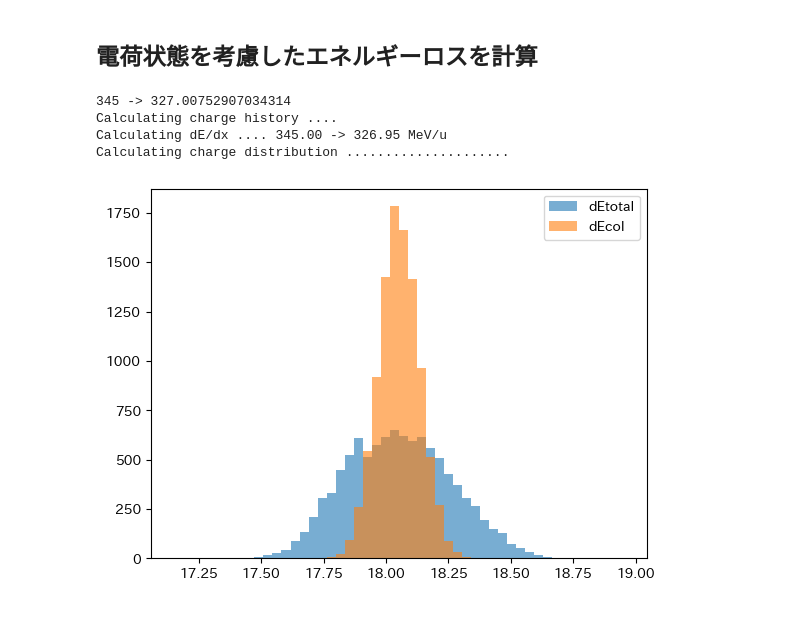
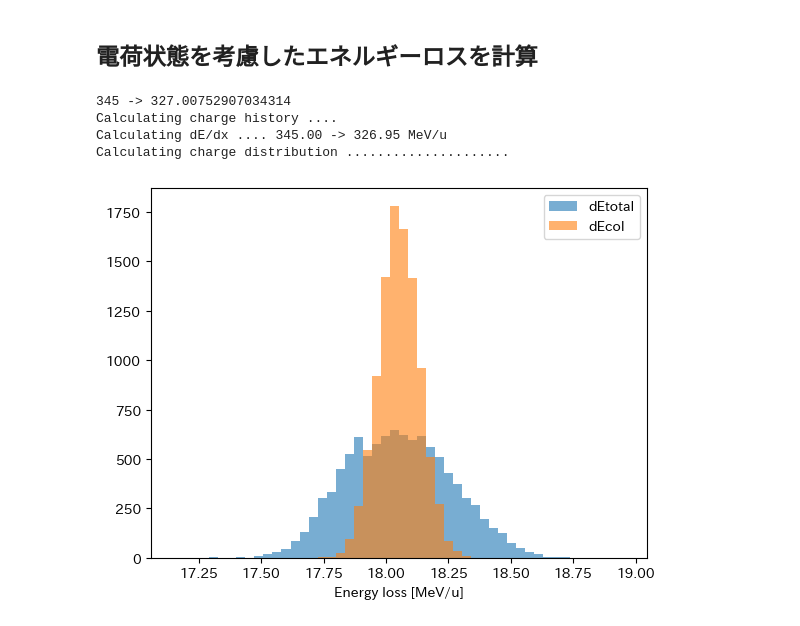
Before and after one commit to yoshimotomasahir/simcc, a Jupyter notebook: examples/how2use_simcc.ipynb, the cells around one changed output. Cells and saved outputs as stored; diff of their text form; code cells hidden in the pictures.

```diff
--- a/examples/how2use_simcc.ipynb
+++ b/examples/how2use_simcc.ipynb
@@ -100,18 +114,18 @@ plt.show()
 # %% [markdown]
 ## 電荷状態を考慮したエネルギーロスを計算
 # %%
-A=238
+A,Q=238,Z
 
 dEtotal, dEcol, dEcc, charges,histories = GetDeltaE(A,Z,Q,energy,Target,0.1)
 histRange = [np.mean(dEtotal)*0.95,np.mean(dEtotal)*1.05]
 plt.hist(dEtotal,bins=50,range=histRange,alpha=0.6,label="dEtotal")
 plt.hist(dEcol,bins=50,range=histRange,alpha=0.6,label="dEcol")
 plt.xlabel("Energy loss [MeV/u]")
 plt.legend()
 plt.show()
 # %% [output]
 345 -> 327.00752907034314
 Calculating charge history ....
 Calculating dE/dx .... 345.00 -> 326.95 MeV/u
 Calculating charge distribution .....................
-[figure, old version]
+[figure, new version]
```
Also changed, not shown: parts of 4 cells of this notebook, 2 other files.
